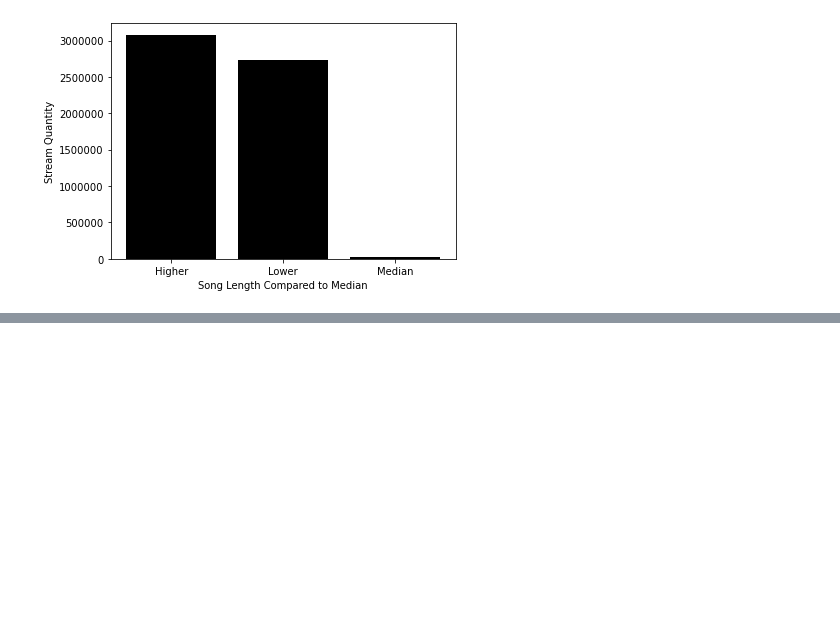
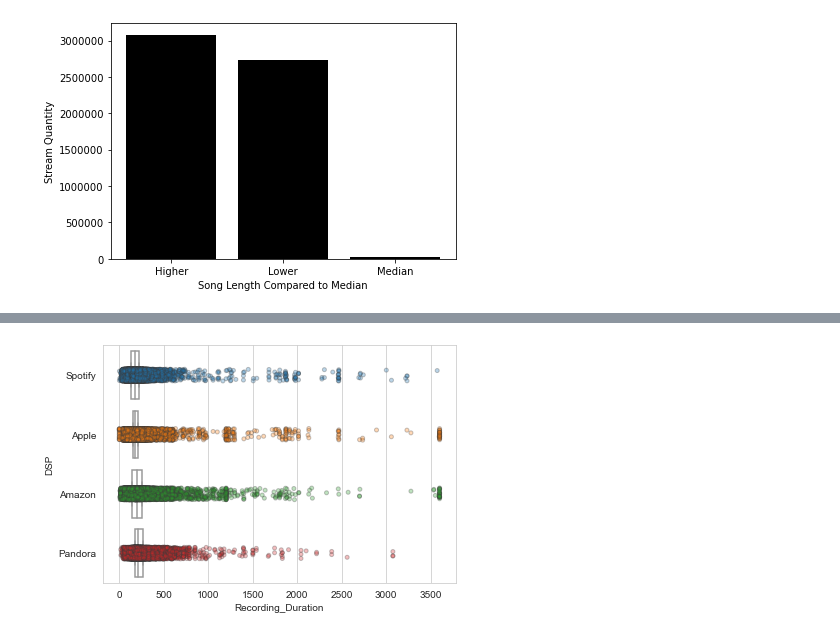
Before and after one commit to LJRollerII/mlc-project-napster, a Jupyter notebook: notebook/mlc_dsp.ipynb, the cells around one changed output, grey strips where cells are left out. Saved outputs shown, nothing was run; the diff lists cells and outputs as text; code cells hidden in the pictures; blank space fills up the shorter version.

Commit message:
Converted bar plots about song duration to stripplots with boxplot overlay.

```diff
--- a/notebook/mlc_dsp.ipynb
+++ b/notebook/mlc_dsp.ipynb
@@ -1355,0 +1352,3 @@ plt.ticklabel_format(style='plain', axis='y');
+# %%
+viz = mlc[mlc.DSP.isin(['Spotify', 'Apple', 'Pandora', 'Amazon', ''])]
+viz.head()
@@ -1355,0 +1362,3 @@ plt.ticklabel_format(style='plain', axis='y');
+# %%
+viz = viz[viz.Song_Length.isin(['0-2 min', '2-5 min', '5-7 min', '7-10 min', '10-60 min'])]
+viz.head()
@@ -1355,0 +1372,9 @@ plt.ticklabel_format(style='plain', axis='y');
+# %%
+sns.set_style('whitegrid')
+sns.boxplot(viz.Recording_Duration, viz.DSP, whis=0, color='white', fliersize=0, order=['Spotify', 'Apple', 'Amazon', 'Pandora'])
+sns.stripplot(x='Recording_Duration', y='DSP', data=viz, dodge=True, alpha=0.3, linewidth=1, size=4)
+plt.tight_layout()
+plt.savefig('Song Length Distribution Top 4.png')
+plt.show();
+# %% [output]
+[figure, added]
```
Also changed, not shown: parts of 8 cells of this notebook.
